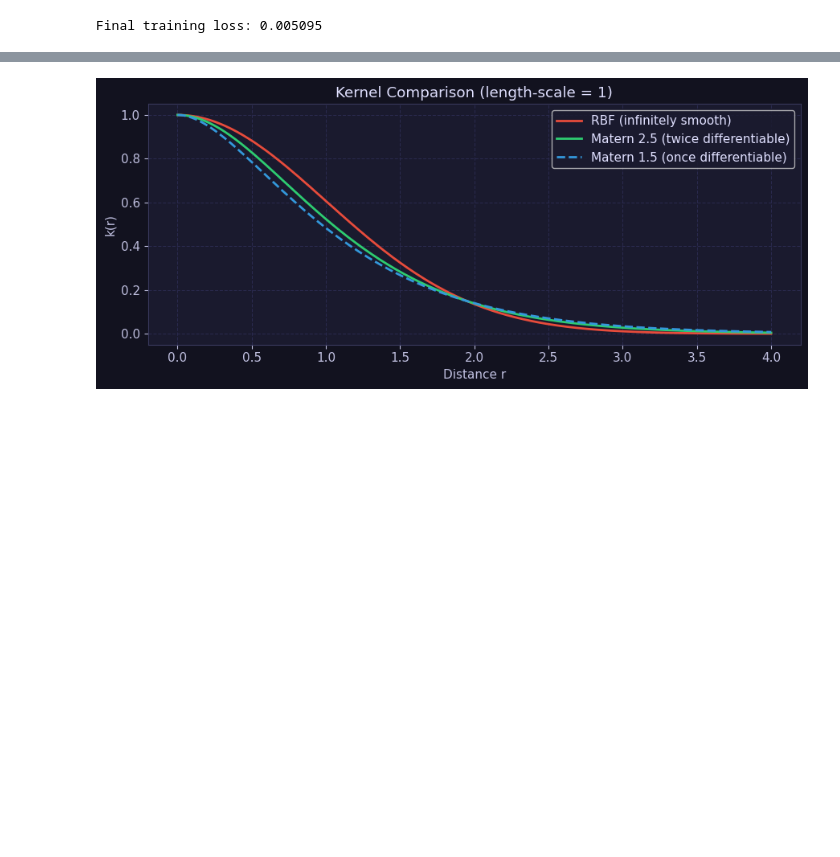
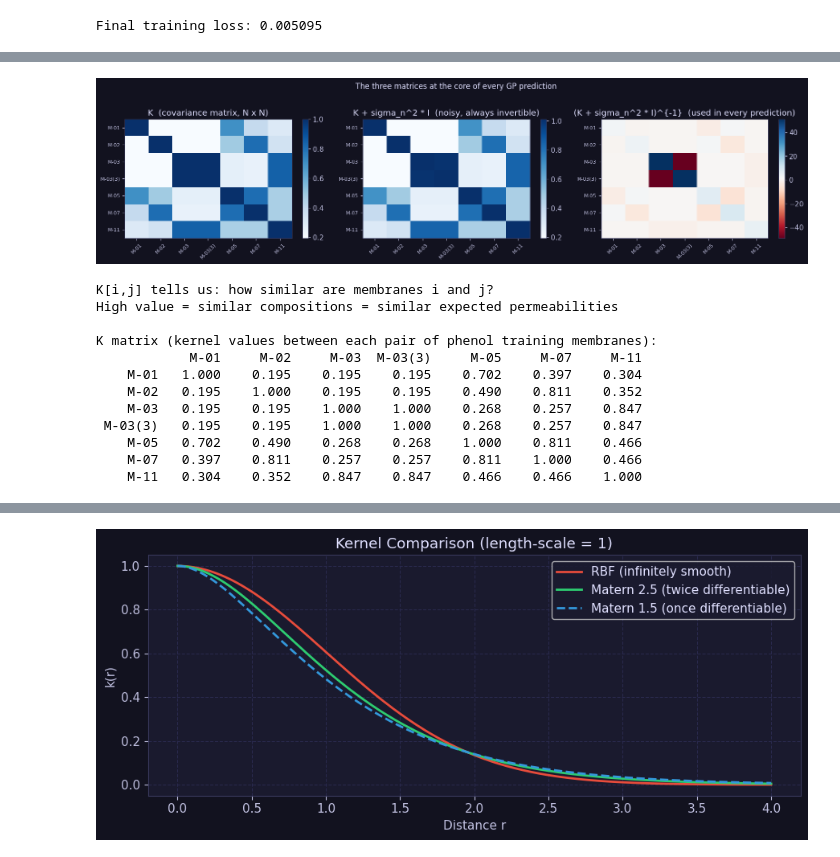
Before and after one commit to matthewindelicarto/permeability-model, a Jupyter notebook: models.ipynb, the cells around one changed output, grey strips where cells are left out. Drawn from its saved outputs; the diff is of its cells as text; code cells hidden in the pictures; blank space fills up the shorter version.

```diff
--- a/models.ipynb
+++ b/models.ipynb
@@ -432,0 +803,61 @@ Final training loss: 0.005095
+# %%
+# ── Show the actual covariance matrix K for our training data ───────────
+# This makes the matrix operation concrete
+K = cov_matrix(X_ph, X_ph, kernel_m25)
+K_noisy = K + (0.1**2 + 1e-10) * np.eye(len(X_ph))
+K_inv   = np.linalg.inv(K_noisy)
+
+fig, axes = plt.subplots(1, 3, figsize=(16, 4))
+
+# K matrix
+im0 = axes[0].imshow(K, cmap='Blues', aspect='auto')
+plt.colorbar(im0, ax=axes[0])
+axes[0].set_title('K  (covariance matrix, N x N)', color='#e0e0ff')
+axes[0].set_xticks(range(len(ph))); axes[0].set_yticks(range(len(ph)))
+axes[0].set_xticklabels(ph['id'], rotation=45, fontsize=8)
+axes[0].set_yticklabels(ph['id'], fontsize=8)
+
+# K_noisy
+im1 = axes[1].imshow(K_noisy, cmap='Blues', aspect='auto')
+plt.colorbar(im1, ax=axes[1])
+axes[1].set_title('K + sigma_n^2 * I  (noisy, always invertible)', color='#e0e0ff')
+axes[1].set_xticks(range(len(ph))); axes[1].set_yticks(range(len(ph)))
+axes[1].set_xticklabels(ph['id'], rotation=45, fontsize=8)
+axes[1].set_yticklabels(ph['id'], fontsize=8)
+
+# K_inv
+im2 = axes[2].imshow(K_inv, cmap='RdBu', aspect='auto')
+plt.colorbar(im2, ax=axes[2])
+axes[2].set_title('(K + sigma_n^2 * I)^{-1}  (used in every prediction)', color='#e0e0ff')
+axes[2].set_xticks(range(len(ph))); axes[2].set_yticks(range(len(ph)))
+axes[2].set_xticklabels(ph['id'], rotation=45, fontsize=8)
+axes[2].set_yticklabels(ph['id'], fontsize=8)
+
+plt.suptitle('The three matrices at the core of every GP prediction',
+             color='#e0e0ff', fontsize=12, y=1.02)
+plt.tight_layout()
+plt.show()
+
+print('K[i,j] tells us: how similar are membranes i and j?')
+print('High value = similar compositions = similar expected permeabilities')
+print()
+print('K matrix (kernel values between each pair of phenol training membranes):')
+header = '        ' + ' '.join(f'{id_:>8s}' for id_ in ph['id'])
+print(header)
+for i, id_i in enumerate(ph['id']):
+    row = f'{id_i:>8s}' + ' '.join(f'{K[i,j]:8.3f}' for j in range(len(ph)))
+    print(row)
+# %% [output]
+[figure, added]
+K[i,j] tells us: how similar are membranes i and j?
+High value = similar compositions = similar expected permeabilities
+
+K matrix (kernel values between each pair of phenol training membranes):
+            M-01     M-02     M-03  M-03(3)     M-05     M-07     M-11
+    M-01   1.000    0.195    0.195    0.195    0.702    0.397    0.304
+    M-02   0.195    1.000    0.195    0.195    0.490    0.811    0.352
+    M-03   0.195    0.195    1.000    1.000    0.268    0.257    0.847
+ M-03(3)   0.195    0.195    1.000    1.000    0.268    0.257    0.847
+    M-05   0.702    0.490    0.268    0.268    1.000    0.811    0.466
+    M-07   0.397    0.811    0.257    0.257    0.811    1.000    0.466
+    M-11   0.304    0.352    0.847    0.847    0.466    0.466    1.000
```
Also changed, not shown: parts of 23 cells of this notebook.
